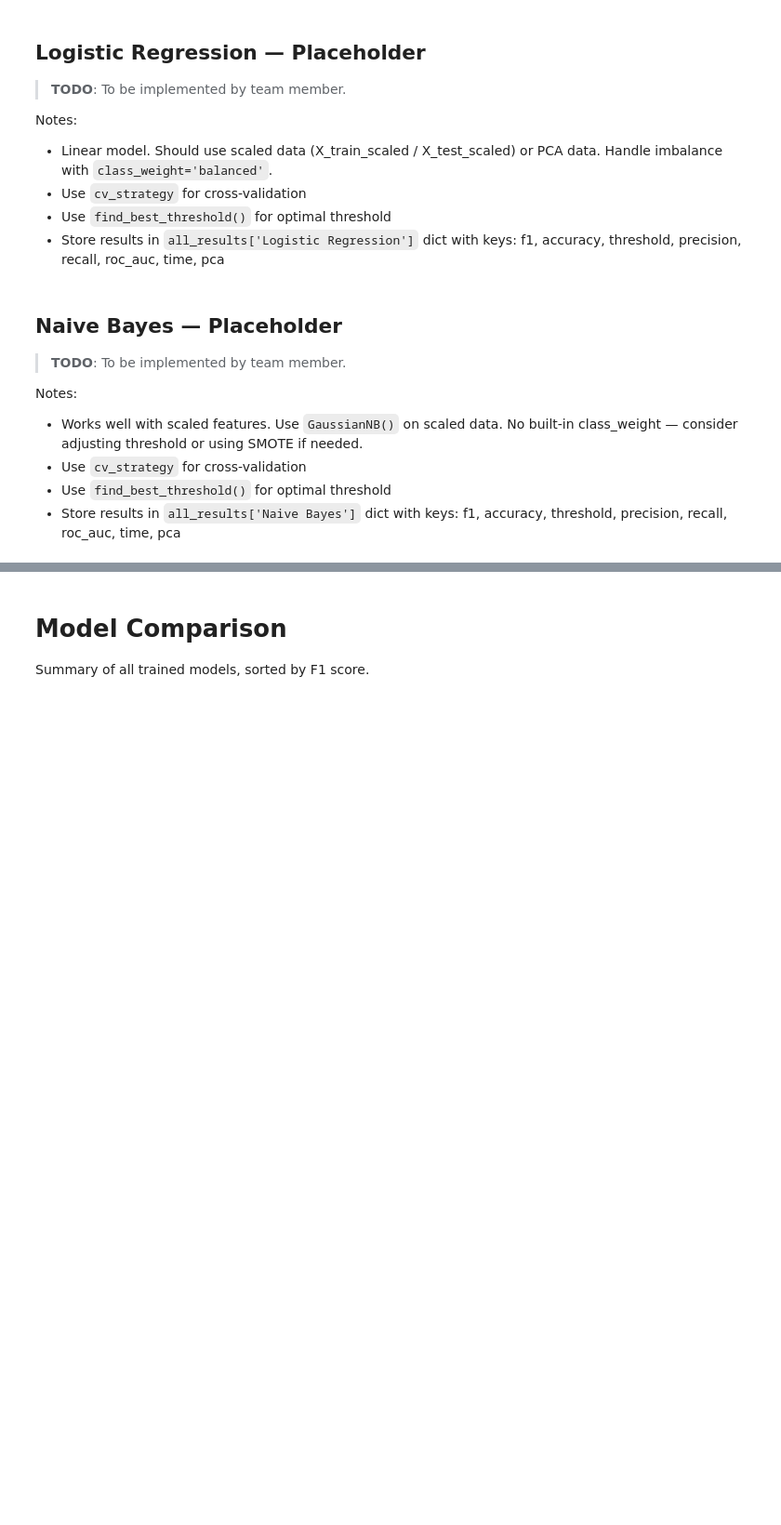
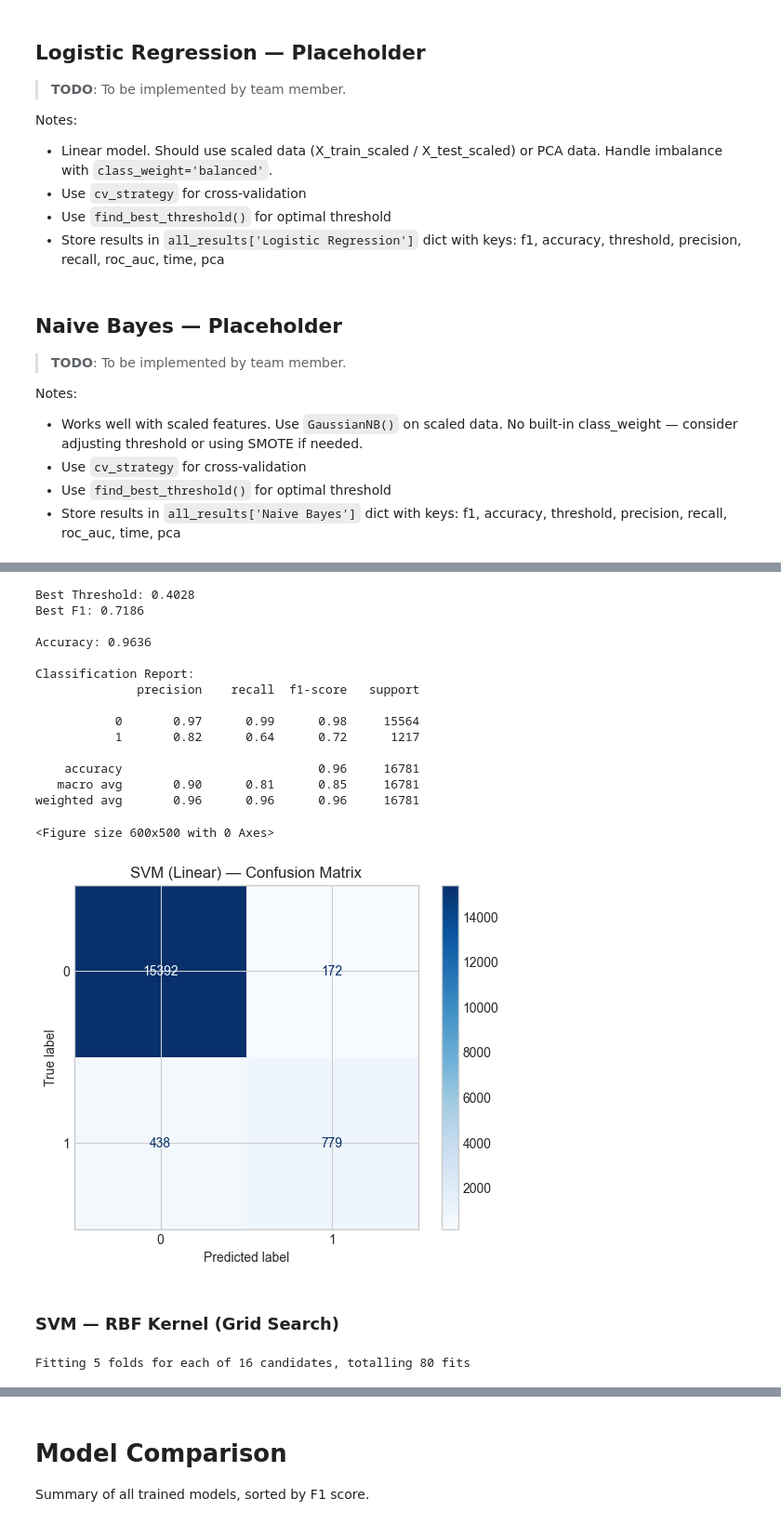
Before and after one commit to ranaosamaa/CLASSIFICATION_TASK, a Jupyter notebook: OrganizedNotebook.ipynb, the cells around one changed output, grey strips where cells are left out. Shown at 93% size. Drawn from its saved outputs; the diff is of its cells as text; code cells hidden in the pictures; blank space fills up the shorter version.

Commit message:
SVM Model (Seif's Push)

```diff
--- a/OrganizedNotebook.ipynb
+++ b/OrganizedNotebook.ipynb
@@ -854,0 +891,80 @@ pass
+# %%
+# Linear SVM Evaluation
+y_test_proba_lsvm = best_lsvm.predict_proba(X_test_scaled)[:, 1]
+best_t_lsvm, best_f1_lsvm = find_best_threshold(y_test, y_test_proba_lsvm)
+
+y_test_pred_lsvm = (y_test_proba_lsvm >= best_t_lsvm).astype(int)
+
+print(f"Best Threshold: {best_t_lsvm}")
+print(f"Best F1: {best_f1_lsvm}")
+print(f"\nAccuracy: {accuracy_score(y_test, y_test_pred_lsvm):.4f}")
+print("\nClassification Report:")
+print(classification_report(y_test, y_test_pred_lsvm))
+
+cm_lsvm = confusion_matrix(y_test, y_test_pred_lsvm)
+plt.figure(figsize=(6,5))
+ConfusionMatrixDisplay(confusion_matrix=cm_lsvm).plot(cmap='Blues')
+plt.title('SVM (Linear) — Confusion Matrix')
+plt.show()
+
+all_results['SVM (Linear)'] = {
+    'f1': best_f1_lsvm,
+    'accuracy': accuracy_score(y_test, y_test_pred_lsvm),
+    'threshold': best_t_lsvm,
+    'precision': precision_score(y_test, y_test_pred_lsvm),
+    'recall': recall_score(y_test, y_test_pred_lsvm),
+    'roc_auc': roc_auc_score(y_test, y_test_proba_lsvm),
+    'time': lsvm_time,
+    'pca': False
+}
+# %% [output]
+Best Threshold: 0.4028
+Best F1: 0.7186
+
+Accuracy: 0.9636
+
+Classification Report:
+              precision    recall  f1-score   support
+
+           0       0.97      0.99      0.98     15564
+           1       0.82      0.64      0.72      1217
+
+    accuracy                           0.96     16781
+   macro avg       0.90      0.81      0.85     16781
+weighted avg       0.96      0.96      0.96     16781
+<Figure size 600x500 with 0 Axes>
+[figure, added]
+# %% [markdown]
+### SVM — RBF Kernel (Grid Search)
+# %%
+# RBF Kernel SVM with Grid Search (as required by task)
+from sklearn.svm import SVC
+
+rbf_svm = SVC(kernel='rbf', class_weight='balanced', random_state=42, probability=True)
+
+param_grid_rbf = {
+    'C': [0.1, 1, 10, 100],
+    'gamma': [0.001, 0.01, 0.1, 1]
+}
+
+from sklearn.model_selection import GridSearchCV
+
+rbf_grid_search = GridSearchCV(
+    estimator=rbf_svm,
+    param_grid=param_grid_rbf,
+    scoring='f1',
+    cv=cv_strategy,
+    verbose=2,
+    n_jobs=-1
+)
+
+start = time.time()
+rbf_grid_search.fit(X_train_scaled, y_train)
+rbf_grid_time = time.time() - start
+
+best_rbf_grid = rbf_grid_search.best_estimator_
+print(f"\nGrid Search Best Parameters: {rbf_grid_search.best_params_}")
+print(f"Grid Search Best CV F1: {rbf_grid_search.best_score_:.4f}")
+print(f"Training time: {rbf_grid_time:.1f}s")
+# %% [output]
+Fitting 5 folds for each of 16 candidates, totalling 80 fits
```
Also changed, not shown: parts of 12 cells of this notebook, 1 other file.
